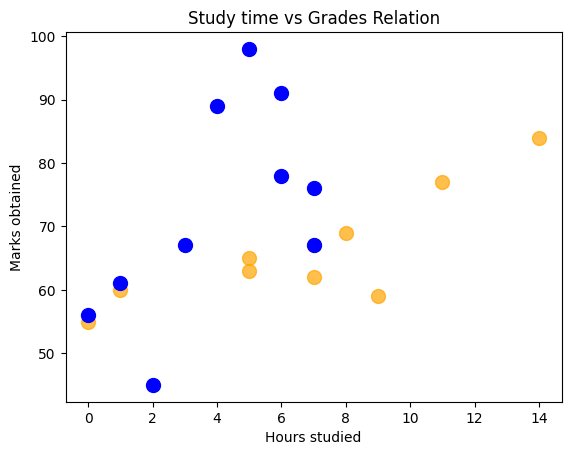
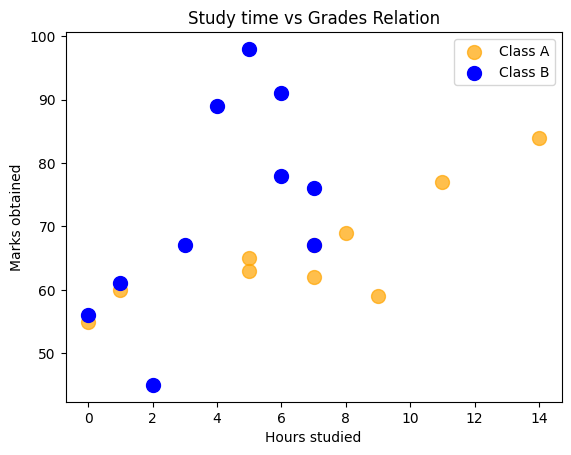
The change to this notebook cell's code, shown as a diff; its figure went from the first image to the second:
--- before
+++ after
@@ -9,9 +9,9 @@
 y2 = np.array([56,61,45,67,89,98,78,67,91,76])
 
-plt.scatter(x1,y1 , color = "Orange" , alpha = 0.7 , s= 100)
+plt.scatter(x1,y1 , color = "Orange" , alpha = 0.7 , s= 100 , label = "Class A")
 
 # alpha is used to change transparency of the dots. s means size
 
-plt.scatter(x2,y2 , color = "Blue" , alpha = 1 , s= 100)
+plt.scatter(x2,y2 , color = "Blue" , alpha = 1 , s= 100 , label = "Class B")
 
 plt.title("Study time vs Grades Relation")
@@ -19,3 +19,5 @@
 plt.ylabel("Marks obtained")
 
+plt.legend()
+
 plt.show()

Commit: Visualization